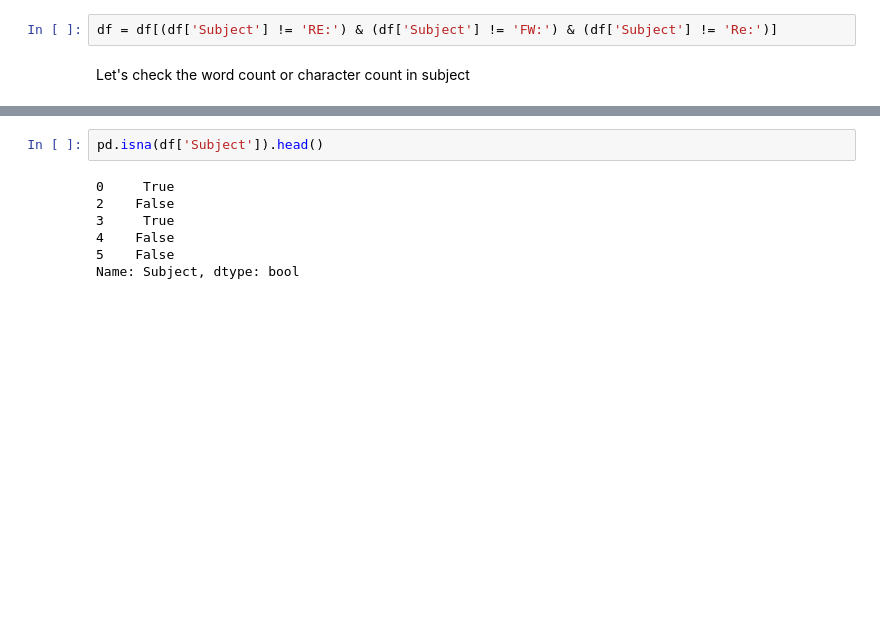
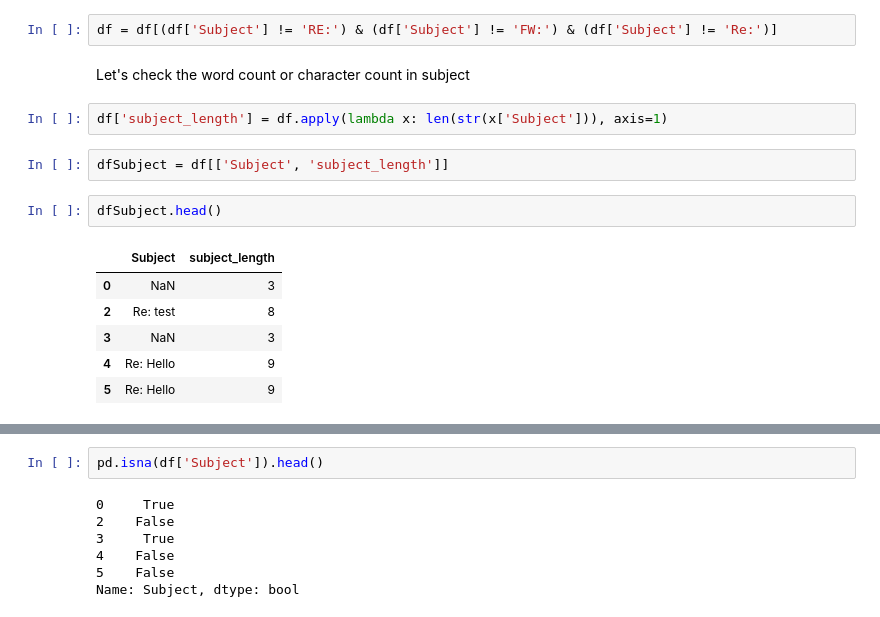
Before and after one commit to Connecting-the-Dots-with-ML/Email-Semantic-Analysis, a Jupyter notebook: Exploratory Data Analysis_mayur.ipynb, the cells around one changed output, grey strips where cells are left out. Drawn from its saved outputs; the diff is of its cells as text; blank space fills up the shorter version.

```diff
--- a/Exploratory Data Analysis_mayur.ipynb
+++ b/Exploratory Data Analysis_mayur.ipynb
@@ -199,3 +223,16 @@ df[(df['Subject'] != 'RE:') & (df['Subject'] != 'FW:') & (df['Subject'] != 'Re:'
 df = df[(df['Subject'] != 'RE:') & (df['Subject'] != 'FW:') & (df['Subject'] != 'Re:')]
 # %% [markdown]
 Let's check the word count or character count in subject
+# %%
+df['subject_length'] = df.apply(lambda x: len(str(x['Subject'])), axis=1)
+# %%
+dfSubject = df[['Subject', 'subject_length']]
+# %%
+dfSubject.head()
+# %% [output]
+|  | Subject | subject_length |
+| 0 | NaN | 3 |
+| 2 | Re: test | 8 |
+| 3 | NaN | 3 |
+| 4 | Re: Hello | 9 |
+| 5 | Re: Hello | 9 |
```
Also changed, not shown: parts of 12 cells of this notebook.
